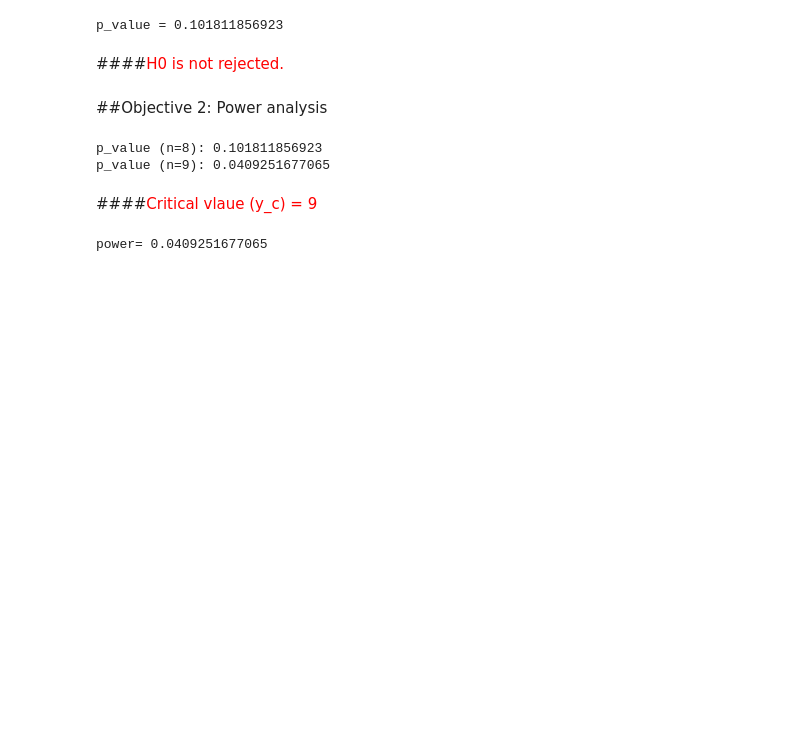
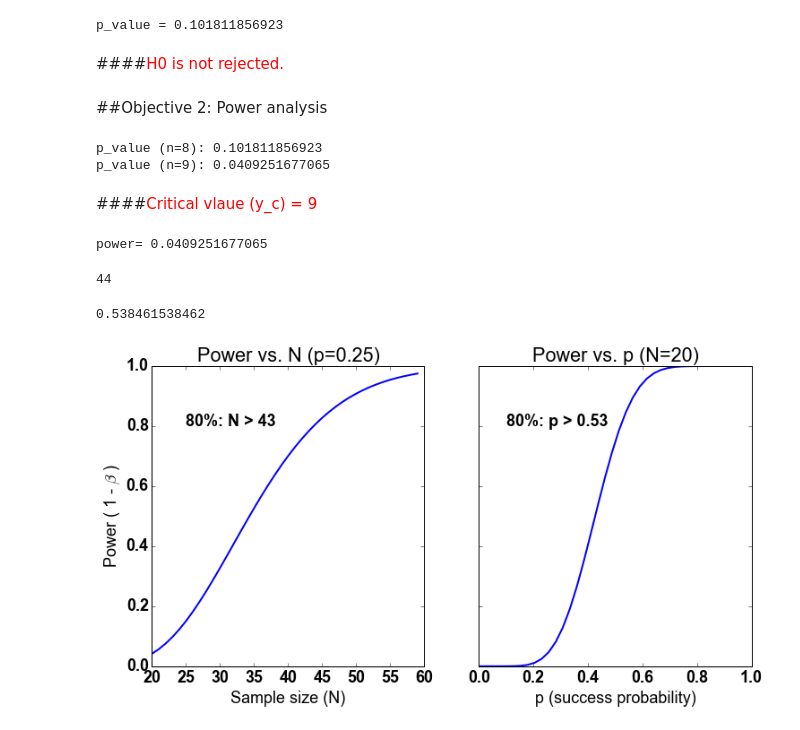
Before and after one commit to hongsups/vstm_vp, a Jupyter notebook: mturk_binom_test.ipynb, the cells around one changed output. Saved outputs shown, nothing was run; the diff lists cells and outputs as text; code cells hidden in the pictures; blank space fills up the shorter version.

Commit message:
power vs. N and power vs. p plots added

```diff
--- a/mturk_binom_test.ipynb
+++ b/mturk_binom_test.ipynb
@@ -71,3 +71,65 @@ beta = sum(sp.binom.pmf(range(y_c),n_total,p))
 print 'power= ' +str(1-beta)
 # %% [output]
 power= 0.0409251677065
+# %%
+"""
+    3. Find out how many samples are needed for power > 0.80
+
+"""
+# compute powers for different samples size from 20 (n_total) to 60
+powers = []
+n_vec = range(n_total,n_total*3)
+for n in range(min(n_vec),max(n_vec)+1):
+    powers.append(1 - sum(sp.binom.pmf(range(y_c),n,p)))
+
+import numpy as np
+powers_arr = np.array(powers)
+min_sample = n_vec[np.where(powers_arr>=0.80)[0][0]]
+print min_sample
+# %% [output]
+44
+# %%
+# Compute power for different p's (when N = 20)
+powers_p = []
+p_vec = np.linspace(0,1,40)
+for p_idx in range(40):
+    p_ = p_vec[p_idx]
+    powers_p.append(1 - sum(sp.binom.pmf(range(y_c),20,p_)))
+# %%
+powers_p_arr = np.array(powers_p)
+min_sample_p = p_vec[np.where(powers_p_arr>=0.80)[0][0]]
+print min_sample_p
+# %% [output]
+0.538461538462
+# %%
+# draw plot
+import matplotlib.pyplot as plt
+%matplotlib inline
+
+fig, (ax1, ax2) = plt.subplots(1, 2, sharey = True)
+
+# Change font setting
+font = {'family' : 'Arial',
+        'weight' : 'bold',
+        'size'   : 18}
+
+import matplotlib
+matplotlib.rc('font', **font)
+fig.set_size_inches(12, 6)
+
+# ax1: Power vs. sample size
+ax1.plot(n_vec, powers, lw = 2)
+ax1.set_title('Power vs. N (p=0.25)')
+ax1.set_xlabel('Sample size (N)')
+ax1.set_ylabel('Power ( 1 - ' r'$\beta$' ' )')  # precision
+ax1.text(25, 0.8, '80%: N > 43')
+
+# ax2: Power vs. sample size
+ax2.plot(p_vec, powers_p, lw = 2)
+ax2.set_title('Power vs. p (N=20)')
+ax2.set_xlabel('p (success probability)')
+ax2.text(0.10, 0.8, '80%: p > 0.53')
+
+plt.show()
+# %% [output]
+[figure, added]
```
